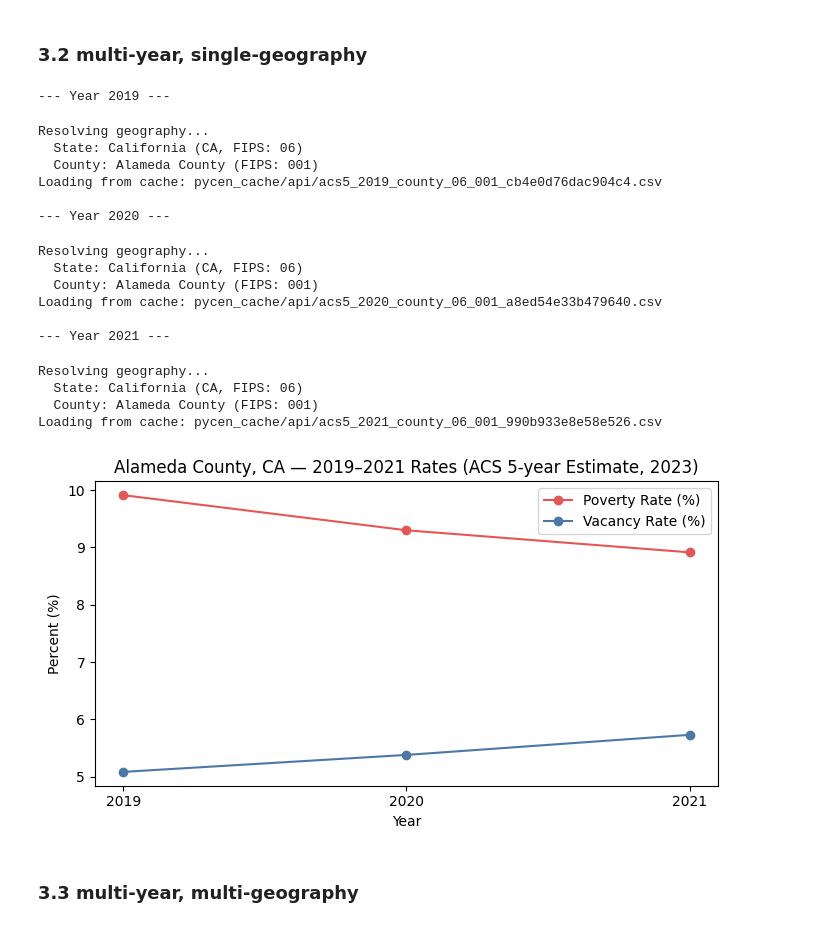
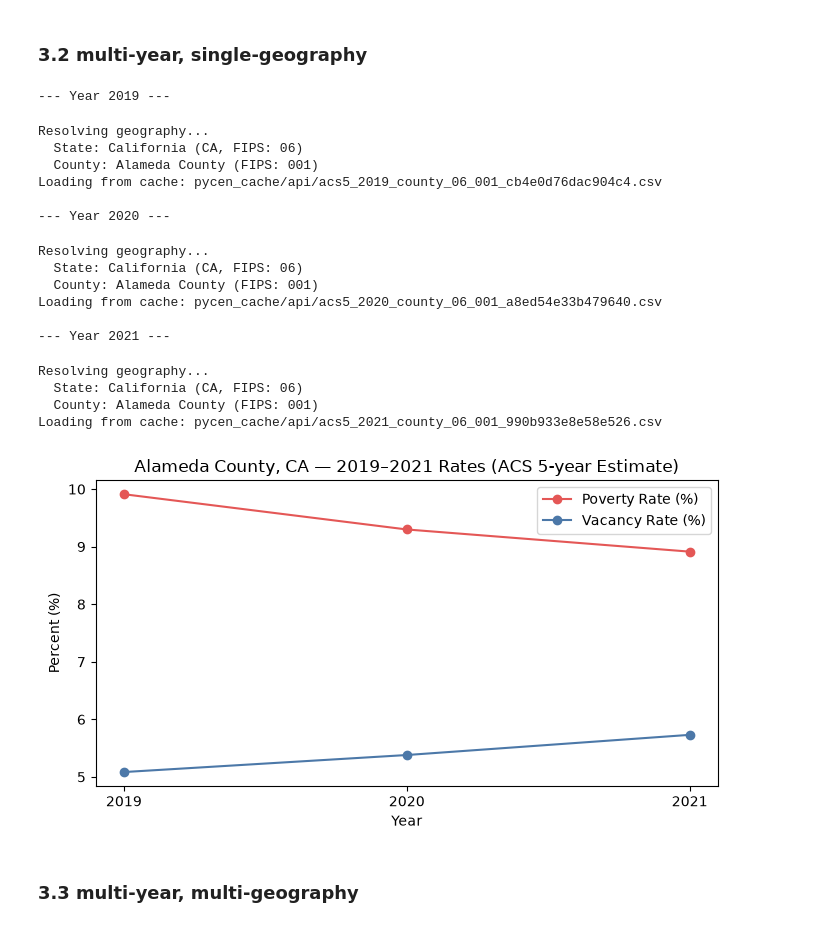
Before and after one commit to Cmaj7-B/pycen-tutorials, a Jupyter notebook: tutorials/3_acquire_tabular.ipynb, the cells around one changed output. Cells and saved outputs as stored; diff of their text form; code cells hidden in the pictures.

```diff
--- a/tutorials/3_acquire_tabular.ipynb
+++ b/tutorials/3_acquire_tabular.ipynb
@@ -119,35 +119,35 @@ tr = df_trend.sort_values('year')
 tr['poverty_pct'] = tr['poverty_below'] / tr['poverty_total'] * 100
 tr['vacancy_pct'] = tr['housing_vacant'] / tr['housing_total'] * 100
 
 plt.figure(figsize=(7, 4))
 plt.plot(tr['year'], tr['poverty_pct'], marker='o', color='#e45756', label='Poverty Rate (%)')
 plt.plot(tr['year'], tr['vacancy_pct'], marker='o', color='#4c78a8', label='Vacancy Rate (%)')
-plt.title('Alameda County, CA — 2019–2021 Rates (ACS 5-year Estimate, 2023)')
+plt.title('Alameda County, CA — 2019–2021 Rates (ACS 5-year Estimate)')
 plt.xlabel('Year')
 plt.xticks(sorted(tr['year'].unique()))
 plt.ylabel('Percent (%)')
 plt.legend()
 plt.tight_layout()
 plt.show()
 # %% [output]
 --- Year 2019 ---
 Resolving geography...
   State: California (CA, FIPS: 06)
   County: Alameda County (FIPS: 001)
 Loading from cache: pycen_cache/api/acs5_2019_county_06_001_cb4e0d76dac904c4.csv
 
 --- Year 2020 ---
 Resolving geography...
   State: California (CA, FIPS: 06)
   County: Alameda County (FIPS: 001)
 Loading from cache: pycen_cache/api/acs5_2020_county_06_001_a8ed54e33b479640.csv
 
 --- Year 2021 ---
 Resolving geography...
   State: California (CA, FIPS: 06)
   County: Alameda County (FIPS: 001)
 Loading from cache: pycen_cache/api/acs5_2021_county_06_001_990b933e8e58e526.csv
-[figure, old version]
+[figure, new version]
 # %% [markdown]
 ### 3.3 multi-year, multi-geography
 # %%
```
Also changed, not shown: parts of 4 cells of this notebook, 4 other files.
